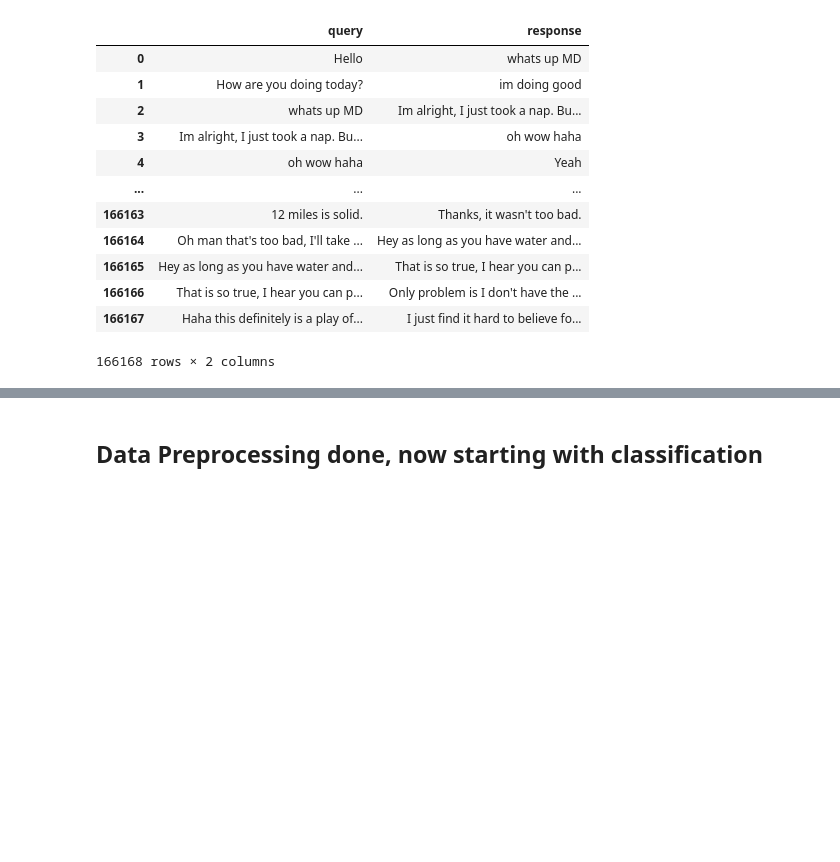
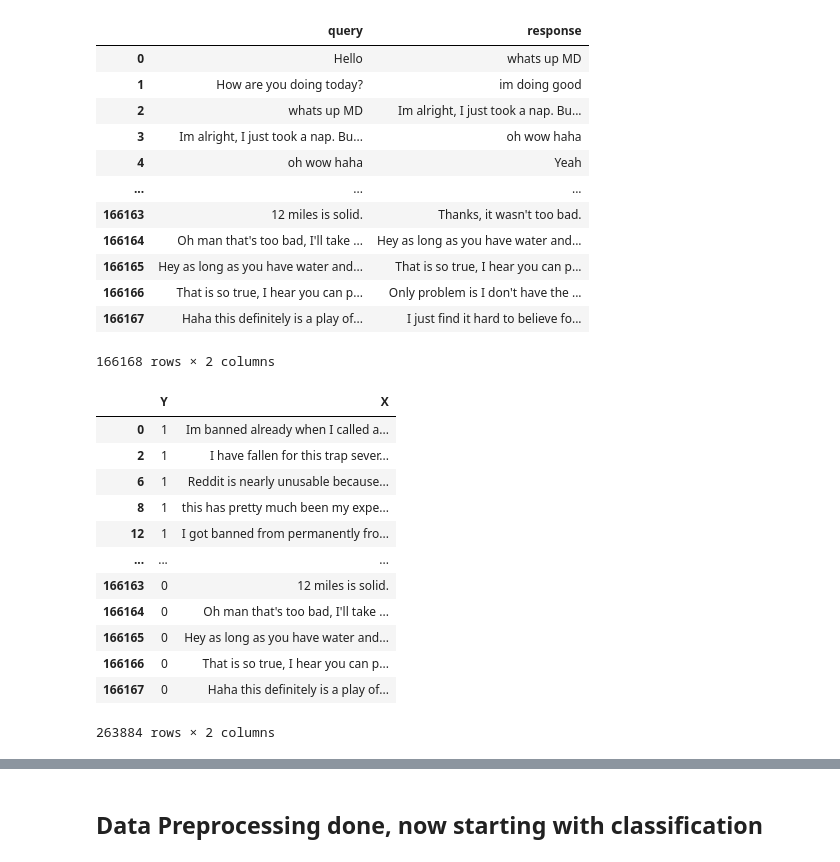
Before and after one commit to adityavj2010/ir_project_4, a Jupyter notebook: backend/classifier/classifier.ipynb, the cells around one changed output, grey strips where cells are left out. Saved outputs shown, nothing was run; the diff lists cells and outputs as text; code cells hidden in the pictures; blank space fills up the shorter version.

```diff
--- a/backend/classifier/classifier.ipynb
+++ b/backend/classifier/classifier.ipynb
@@ -44,6 +44,22 @@ reddit_new = reddit_new[["Y", "X"]]
 # reddit_df.loc[reddit_df['is_submission'] == False]["body"]
 res_df = pd.concat([reddit_new, cc_new])
 res_df.drop_duplicates(inplace=True)
+# %%
+res_df
+# %% [output]
+|  | Y | X |
+| 0 | 1 | Im banned already when I called a... |
+| 2 | 1 | I have fallen for this trap sever... |
+| 6 | 1 | Reddit is nearly unusable because... |
+| 8 | 1 | this has pretty much been my expe... |
+| 12 | 1 | I got banned from permanently fro... |
+| ... | ... | ... |
+| 166163 | 0 | 12 miles is solid. |
+| 166164 | 0 | Oh man that's too bad, I'll take ... |
+| 166165 | 0 | Hey as long as you have water and... |
+| 166166 | 0 | That is so true, I hear you can p... |
+| 166167 | 0 | Haha this definitely is a play of... |
+263884 rows × 2 columns
 # %%
 def cleaner(text):
     text = contractions.fix(text)
```
Also changed, not shown: parts of 8 cells of this notebook, 2 other files.
